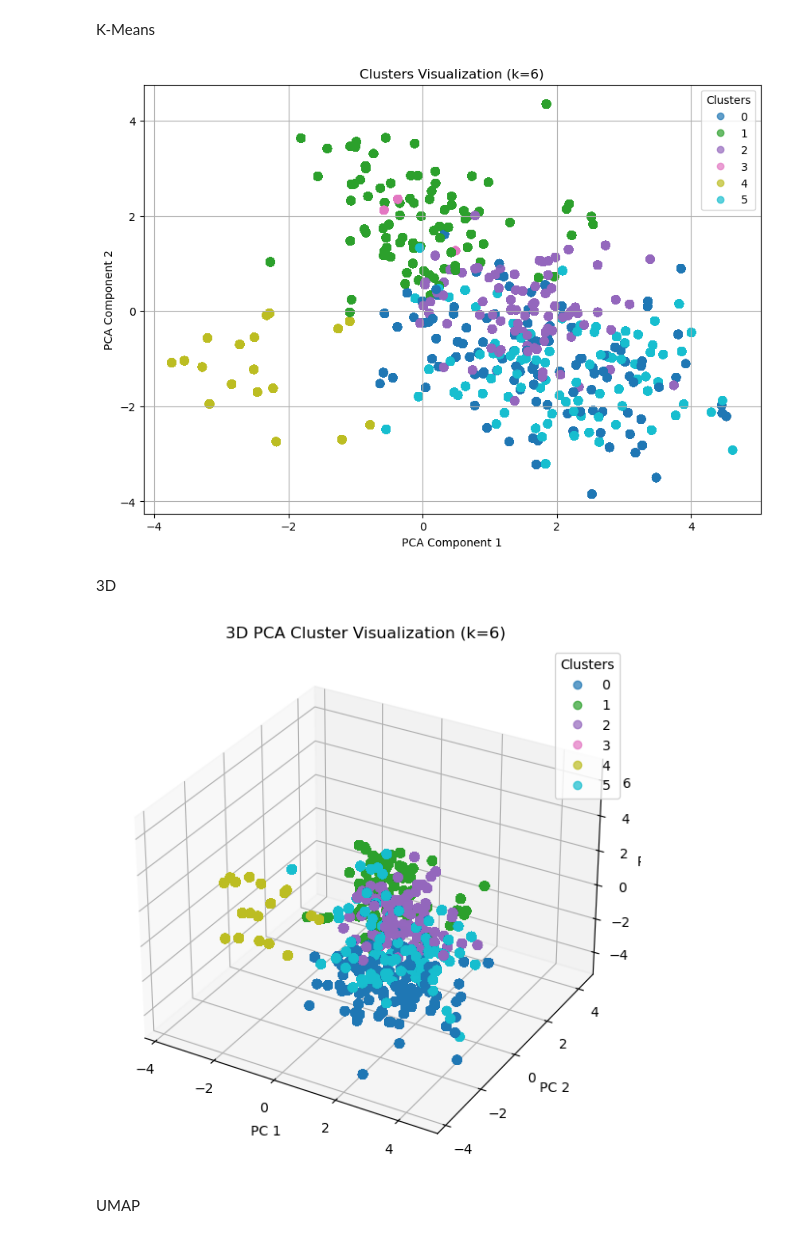
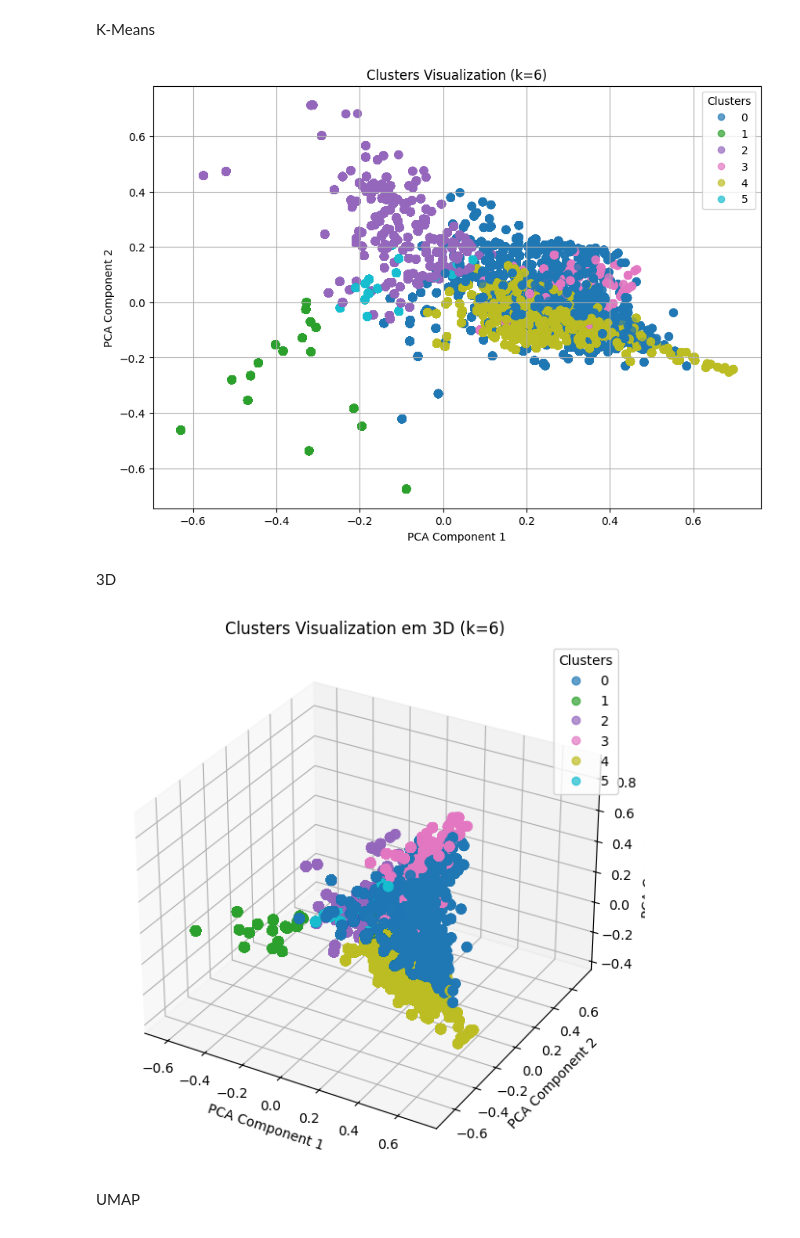
Before and after one commit to gugaaa1904/BC, a Jupyter notebook: Case 3.ipynb, the cells around one changed output. Saved outputs shown, nothing was run; the diff lists cells and outputs as text; code cells hidden in the pictures.

```diff
--- a/Case 3.ipynb
+++ b/Case 3.ipynb
@@ -642,0 +791,3 @@ print(test_data[['Client ID', 'Recency', 'Log_Recency', 'Frequency', 'Log_Freque
+# %%
+test_data = test_data.merge(customer_pct, on='Client ID', how='left')
+test_data.head(5)
@@ -867,9 +991,15 @@ Top features for PC21:
 # %% [markdown]
 Elbow Method
 # %%
-n_components_to_use = 9
+from sklearn.decomposition import PCA
+from sklearn.cluster import KMeans
+import matplotlib.pyplot as plt
+
+n_components_to_use = 7
+
 pca = PCA(n_components=n_components_to_use)
 pca_selected_components = pca.fit_transform(scaled_features)
+
 inertia = []
 k_range = range(2, 20)
 
@@ -915,14 +1020,16 @@ plt.show()
 # %% [markdown]
 K-Means
 # %%
-pca = PCA(n_components=9)
-pca_selected_components = pca.fit_transform(scaled_features)
 k_chosen = 6
+
 kmeans = KMeans(n_clusters=k_chosen, random_state=42)
 cluster_labels = kmeans.fit_predict(pca_selected_components)
 
+pca_2d = PCA(n_components=2)
+pca_2d_components = pca_2d.fit_transform(scaled_features)
+
 plt.figure(figsize=(10, 7))
-scatter = plt.scatter(pca_selected_components[:, 0], pca_selected_components[:, 1],
+scatter = plt.scatter(pca_2d_components[:, 0], pca_2d_components[:, 1],
                       c=cluster_labels, cmap='tab10', s=50, alpha=0.7)
 
 plt.title(f'Clusters Visualization (k={k_chosen})')
@@ -932,27 +1039,41 @@ plt.grid(True)
 plt.legend(*scatter.legend_elements(), title="Clusters")
 plt.show()
 # %% [output]
-[figure, old version]
+[figure, new version]
 # %% [markdown]
 3D
 # %%
-from mpl_toolkits.mplot3d import Axes3D
+k_chosen = 6
+
+kmeans = KMeans(n_clusters=k_chosen, random_state=42)
+cluster_labels = kmeans.fit_predict(pca_selected_components)
 
 pca_3d = PCA(n_components=3)
-X_3d = pca_3d.fit_transform(pca_selected_components)
+pca_3d_components = pca_3d.fit_transform(scaled_features)
+
 fig = plt.figure(figsize=(10, 7))
 ax = fig.add_subplot(111, projection='3d')
-scatter = ax.scatter(X_3d[:, 0], X_3d[:, 1], X_3d[:, 2],
-                     c=cluster_labels, cmap='tab10', s=40, alpha=0.7)
 
-ax.set_title(f'3D PCA Cluster Visualization (k={k_chosen})')
-ax.set_xlabel('PC 1')
-ax.set_ylabel('PC 2')
-ax.set_zlabel('PC 3')
-plt.legend(*scatter.legend_elements(), title="Clusters")
+scatter = ax.scatter(
+    pca_3d_components[:, 0],
+    pca_3d_components[:, 1],
+    pca_3d_components[:, 2],
+    c=cluster_labels,
+    cmap='tab10',
+    s=50,
+    alpha=0.7
+)
+
+ax.set_title(f'Clusters Visualization em 3D (k={k_chosen})')
+ax.set_xlabel('PCA Component 1')
+ax.set_ylabel('PCA Component 2')
+ax.set_zlabel('PCA Component 3')
+
+ax.legend(*scatter.legend_elements(), title="Clusters")
+
 plt.show()
 # %% [output]
-[figure, old version]
+[figure, new version]
 # %% [markdown]
 UMAP
 # %%
```
Also changed, not shown: parts of 62 cells of this notebook, 2 other files.
